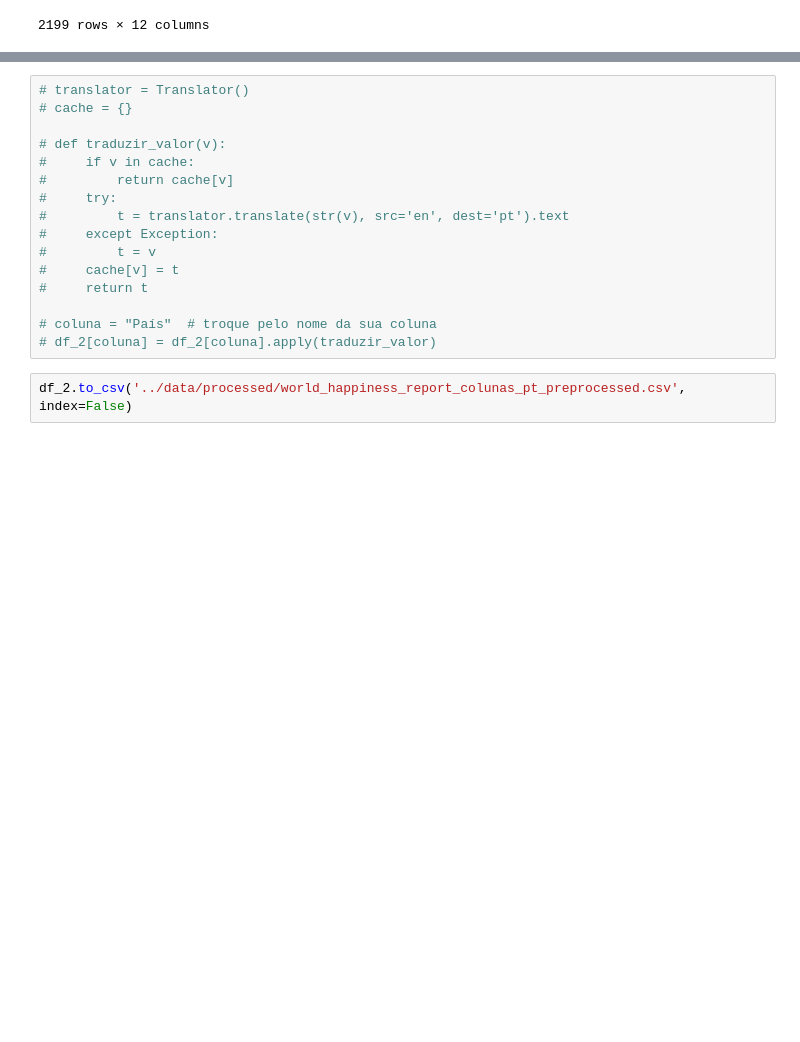
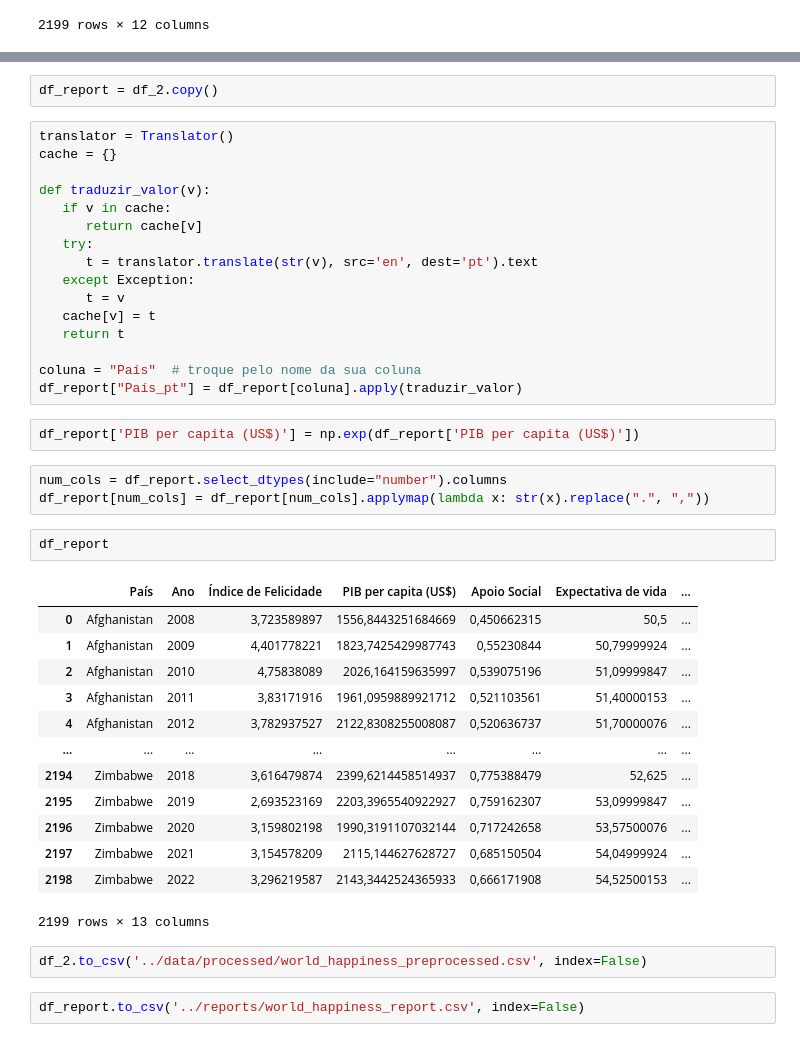
Before and after one commit to cidade-felipe/world-happiness-prediction, a Jupyter notebook: notebooks/preprocessed.ipynb, the cells around one changed output, grey strips where cells are left out. Cells and saved outputs as stored; diff of their text form; blank space fills up the shorter version.

```diff
--- a/notebooks/preprocessed.ipynb
+++ b/notebooks/preprocessed.ipynb
@@ -266,18 +284,43 @@ df_2
+# %%
+df_report = df_2.copy()
 # %%
-# translator = Translator()
-# cache = {}
+translator = Translator()
+cache = {}
 
-# def traduzir_valor(v):
-#     if v in cache:
-#         return cache[v]
-#     try:
-#         t = translator.translate(str(v), src='en', dest='pt').text
-#     except Exception:
-#         t = v
-#     cache[v] = t
-#     return t
+def traduzir_valor(v):
+   if v in cache:
+      return cache[v]
+   try:
+      t = translator.translate(str(v), src='en', dest='pt').text
+   except Exception:
+      t = v
+   cache[v] = t
+   return t
 
-# coluna = "País"  # troque pelo nome da sua coluna
-# df_2[coluna] = df_2[coluna].apply(traduzir_valor)
+coluna = "País"  # troque pelo nome da sua coluna
+df_report["País_pt"] = df_report[coluna].apply(traduzir_valor)
+# %%
+df_report['PIB per capita (US$)'] = np.exp(df_report['PIB per capita (US$)'])
+# %%
+num_cols = df_report.select_dtypes(include="number").columns
+df_report[num_cols] = df_report[num_cols].applymap(lambda x: str(x).replace(".", ","))
+# %%
+df_report
+# %% [output]
+|  | País | Ano | Índice de Felicidade | PIB per capita (US$) | Apoio Social | Expectativa de vida | ... |
+| 0 | Afghanistan | 2008 | 3,723589897 | 1556,8443251684669 | 0,450662315 | 50,5 | ... |
+| 1 | Afghanistan | 2009 | 4,401778221 | 1823,7425429987743 | 0,55230844 | 50,79999924 | ... |
+| 2 | Afghanistan | 2010 | 4,75838089 | 2026,164159635997 | 0,539075196 | 51,09999847 | ... |
+| 3 | Afghanistan | 2011 | 3,83171916 | 1961,0959889921712 | 0,521103561 | 51,40000153 | ... |
+| 4 | Afghanistan | 2012 | 3,782937527 | 2122,8308255008087 | 0,520636737 | 51,70000076 | ... |
+| ... | ... | ... | ... | ... | ... | ... | ... |
+| 2194 | Zimbabwe | 2018 | 3,616479874 | 2399,6214458514937 | 0,775388479 | 52,625 | ... |
+| 2195 | Zimbabwe | 2019 | 2,693523169 | 2203,3965540922927 | 0,759162307 | 53,09999847 | ... |
+| 2196 | Zimbabwe | 2020 | 3,159802198 | 1990,3191107032144 | 0,717242658 | 53,57500076 | ... |
+| 2197 | Zimbabwe | 2021 | 3,154578209 | 2115,144627628727 | 0,685150504 | 54,04999924 | ... |
+| 2198 | Zimbabwe | 2022 | 3,296219587 | 2143,3442524365933 | 0,666171908 | 54,52500153 | ... |
+2199 rows × 13 columns
 # %%
-df_2.to_csv('../data/processed/world_happiness_report_colunas_pt_preprocessed.csv', index=False)
+df_2.to_csv('../data/processed/world_happiness_preprocessed.csv', index=False)
+# %%
+df_report.to_csv('../reports/world_happiness_report.csv', index=False)
```
Also changed, not shown: parts of 3 cells of this notebook, 8 other files.
